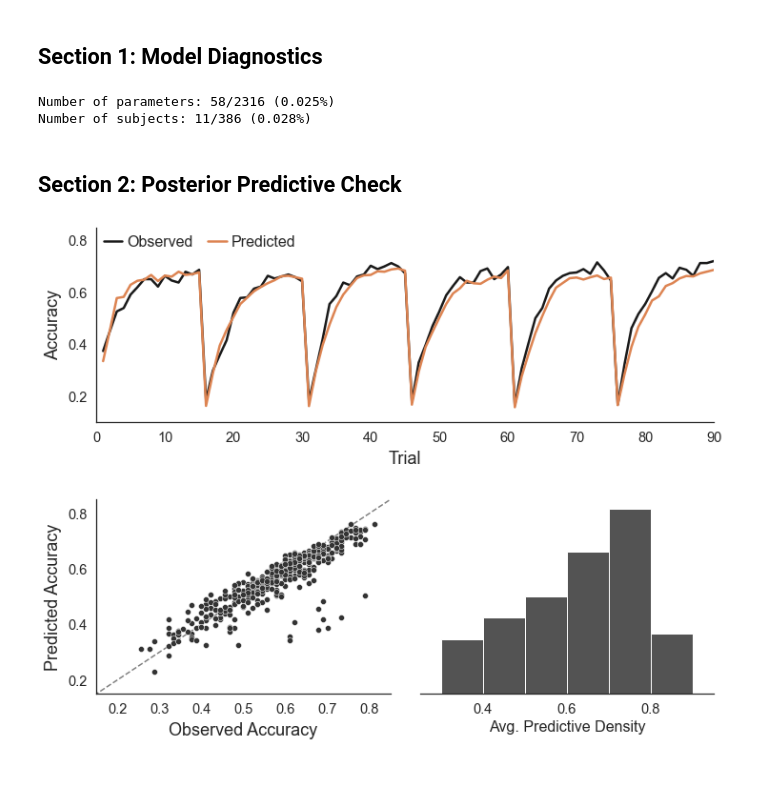
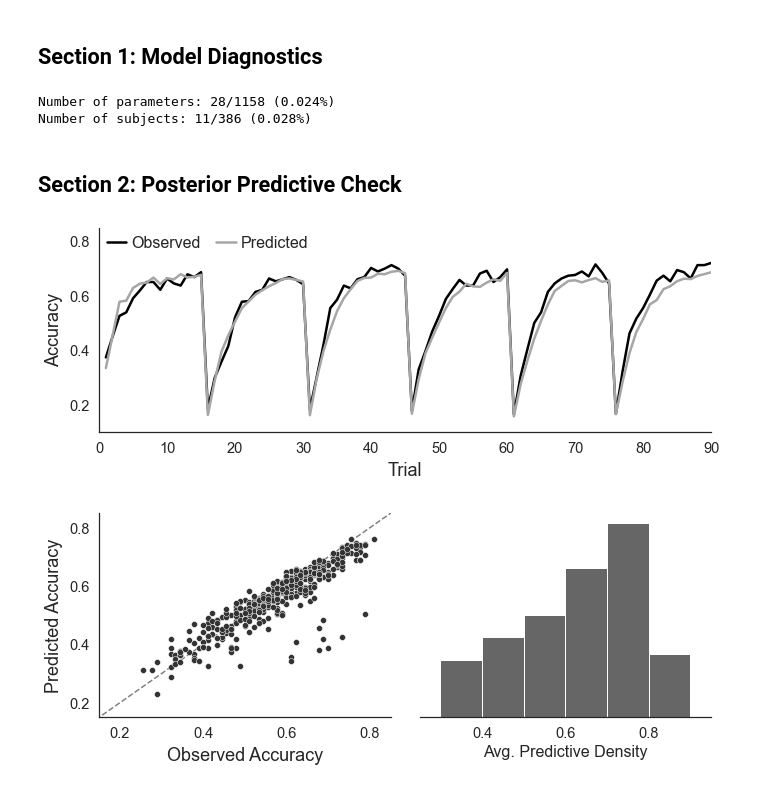
Before and after one commit to nivlab/sciops, a Jupyter notebook: analysis/supp_02.ipynb, the cells around one changed output. Saved outputs shown, nothing was run; the diff lists cells and outputs as text; code cells hidden in the pictures.

Commit message:
figure updates

```diff
--- a/analysis/supp_02.ipynb
+++ b/analysis/supp_02.ipynb
@@ -13,20 +13,20 @@ from pandas import read_csv
 df = read_csv(os.path.join('stan_results','rstd_summary.tsv'), sep='\t', index_col='name')
 
 ## Exclude diagnostic variables.
-df = df.tail(-7)
+df = df.T.filter(regex='theta').T
 
 ## Count problematic parameters.
-m = (df.R_hat > 1.0).sum()
+m = (df.R_hat >= 1.1).sum()
 n = df.R_hat.size
 print(f'Number of parameters: %s/%s (%0.3f%%)' %(m,n,m/n))
 
 ## Count problematic participants.
 sub = df.T.filter(regex='theta').T.query('R_hat > 1')
 sub = np.unique([int(s.replace(']','').split(',')[-1]) for s in sub.index])
-m = sub.size; n = df.T.filter(regex='beta').shape[-1]
+m = sub.size; n = df.T.filter(regex='theta_pr\[1').shape[-1]
 print('Number of subjects: %s/%s (%0.3f%%)' %(m,n,m/n))
 # %% [output]
-Number of parameters: 58/2316 (0.025%)
+Number of parameters: 28/1158 (0.024%)
 Number of subjects: 11/386 (0.028%)
 # %% [markdown]
 ## Section 2: Posterior Predictive Check
@@ -59,37 +59,40 @@ fig = plt.figure(figsize=(10,8))
 
 ## Plot predicted accuracy across trials.
 ax = plt.subplot2grid((2,2),(0,0),colspan=2)
-for df, label, color in zip([data,ppc], ['Observed','Predicted'], ['k','#dd8452']):
+for df, label, color in zip([data,ppc], ['Observed','Predicted'], ['0.0','0.65']):
     ax.plot(df.groupby('trial').accuracy.mean(), color=color, lw=2.5, label=label)
 
 ## Add detail.
 ax.set(xlim=(0,90), ylim=(0.1,0.85))
 ax.set_xlabel('Trial', fontsize=18, labelpad=6)
 ax.set_ylabel('Accuracy', fontsize=18, labelpad=6)
 ax.legend(loc=2, frameon=False, ncol=2, fontsize=16, borderpad=0, handlelength=1.2,
           handletextpad=0.3, columnspacing=1)
 sns.despine(ax=ax)
 
 ## Plot predicted accuracy across participants.
 ax = plt.subplot2grid((2,2),(1,0))
 sns.scatterplot(x=data.groupby('subject').accuracy.mean(), y=ppc.groupby('subject').accuracy.mean(), color='0.2', ax=ax)
 ax.plot([0,1],[0,1],linestyle='--',color='0.5',zorder=-1)
 
 ## Add detail.
 ax.set(xlim=(0.15,0.85),ylim=(0.15,0.85))
 ax.set_xlabel('Observed Accuracy', fontsize=18, labelpad=6)
 ax.set_ylabel('Predicted Accuracy', fontsize=18, labelpad=6)
 sns.despine(ax=ax)
 
 ## Plot distribution of average predictive density per subject.
 ax = plt.subplot2grid((2,2),(1,1))
-sns.histplot(ppc.groupby('subject').choice.mean(), color='0.1', bins=np.arange(0.2,1.1,0.1))
+sns.histplot(ppc.groupby('subject').choice.mean(), color='0.2', bins=np.arange(0.2,1.1,0.1))
 
 ## Add detail.
 ax.set(xlim=(0.25, 0.95), xticks=[0.4,0.6,0.8], yticks=[], ylabel='')
 ax.set_xlabel('Avg. Predictive Density')
 sns.despine(left=True, ax=ax)
 
-plt.subplots_adjust(left=0.05, right=0.95, top=0.95, bottom=0.1, hspace=0.4, wspace=0.1)
+
+## Save figure.
+plt.subplots_adjust(left=0.10, right=0.95, top=0.95, bottom=0.1, hspace=0.4, wspace=0.1)
+plt.savefig(os.path.join('..','figures','supp_01.png'), dpi=180, transparent=True)
 # %% [output]
-[figure, old version]
+[figure, new version]
```
Also changed, not shown: 3 other files.
